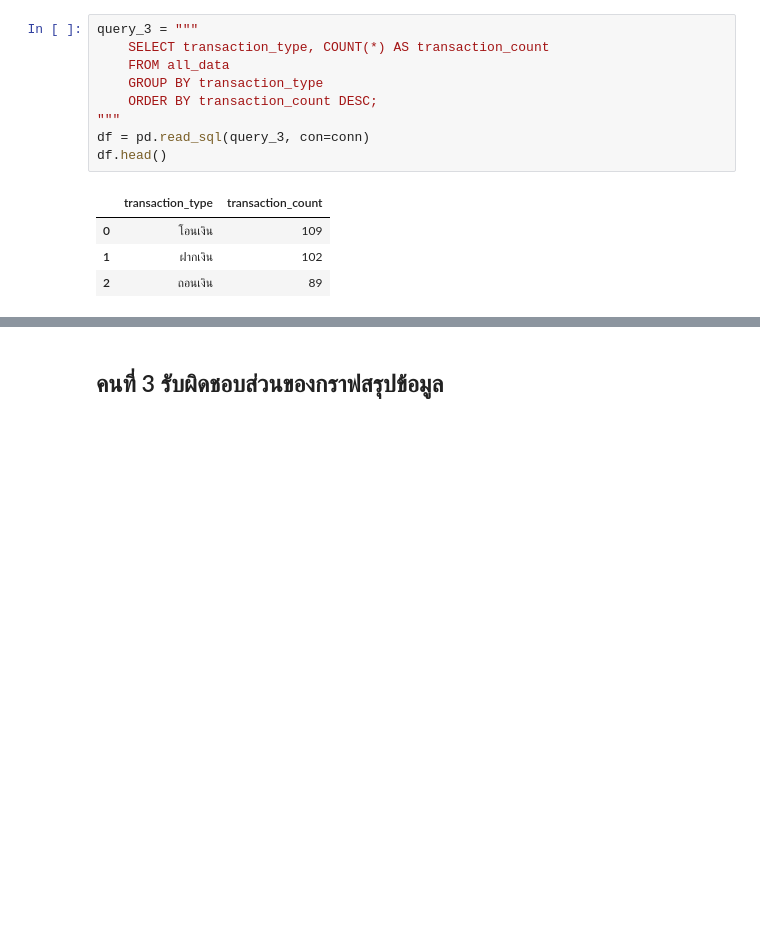
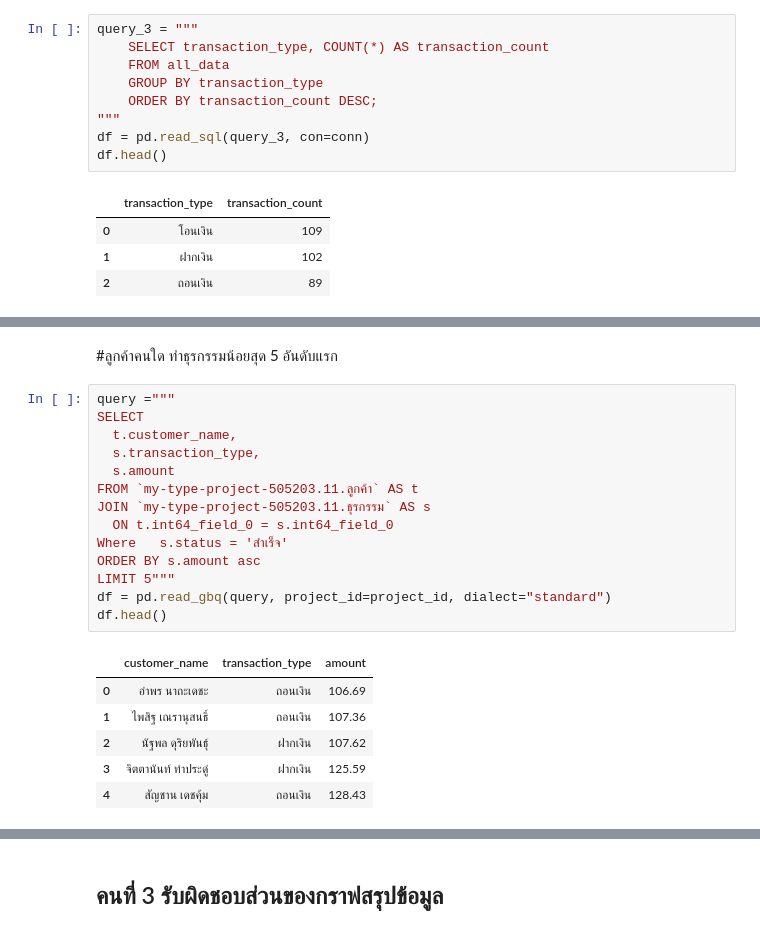
Before and after one commit to natchanant-arch/Project_Savings_Cooperative, a Jupyter notebook: FINAL_PRO.ipynb, the cells around one changed output, grey strips where cells are left out. Drawn from its saved outputs; the diff is of its cells as text; blank space fills up the shorter version.

```diff
--- a/FINAL_PRO.ipynb
+++ b/FINAL_PRO.ipynb
@@ -1005,0 +1037,23 @@ df.head()
+# %% [markdown]
+#ลูกค้าคนใด ทำธุรกรรมน้อยสุด 5 อันดับแรก
+# %%
+query ="""
+SELECT
+  t.customer_name,
+  s.transaction_type,
+  s.amount
+FROM `my-type-project-505203.11.ลูกค้า` AS t
+JOIN `my-type-project-505203.11.ธุรกรรม` AS s
+  ON t.int64_field_0 = s.int64_field_0
+Where   s.status = 'สำเร็จ'
+ORDER BY s.amount asc
+LIMIT 5"""
+df = pd.read_gbq(query, project_id=project_id, dialect="standard")
+df.head()
+# %% [output]
+|  | customer_name | transaction_type | amount |
+| 0 | อำพร นาถะเดชะ | ถอนเงิน | 106.69 |
+| 1 | ไพสิฐ เณรานุสนธิ์ | ถอนเงิน | 107.36 |
+| 2 | นัฐพล ดุริยพันธุ์ | ฝากเงิน | 107.62 |
+| 3 | จิตตานันท์ ทำประดู่ | ฝากเงิน | 125.59 |
+| 4 | สัญชาน เดชคุ้ม | ถอนเงิน | 128.43 |
```
Also changed, not shown: parts of 9 cells of this notebook.
